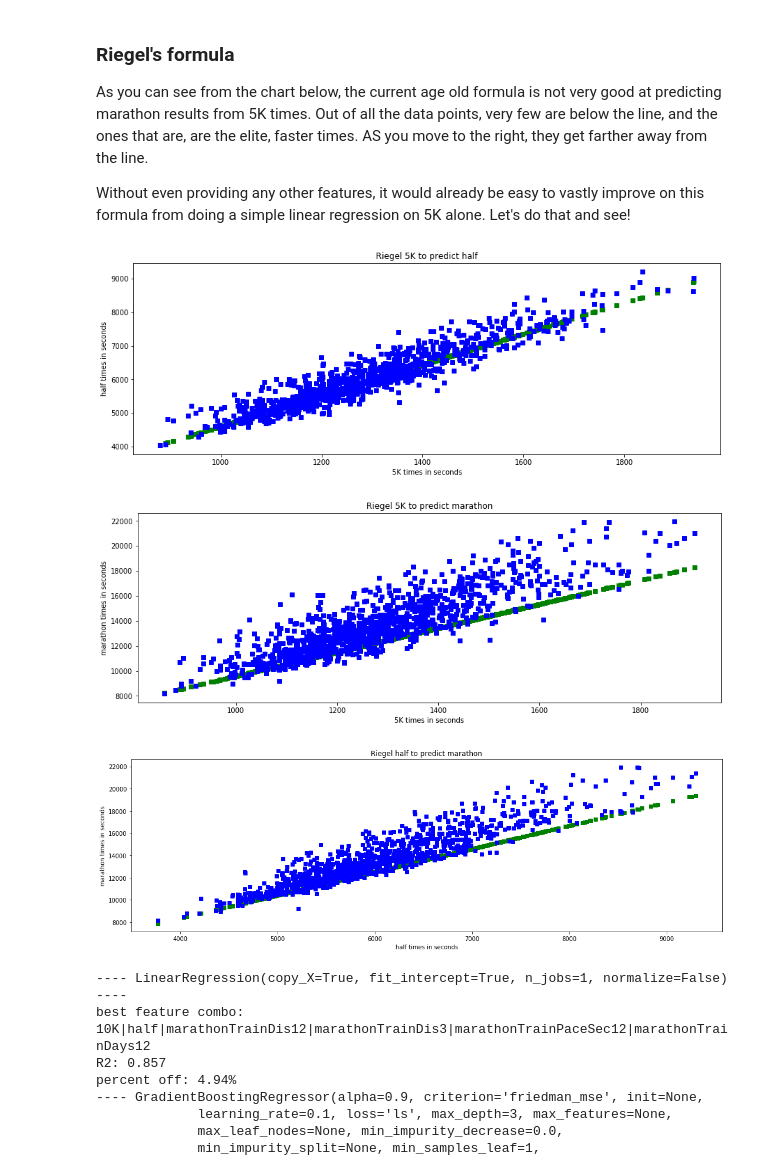
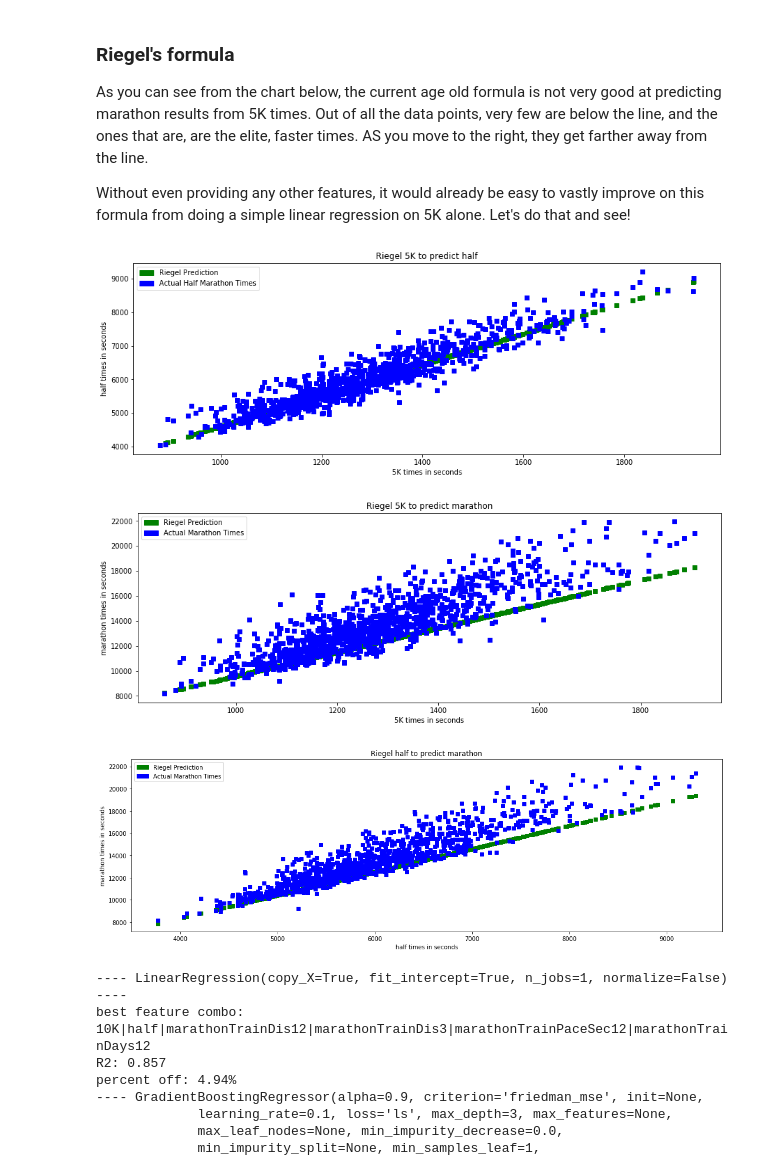
Before and after one commit to dbilenkin/machine-learning, a Jupyter notebook: MLRacePredictor/MLRacePredictor.ipynb, the cells around one changed output. Cells and saved outputs as stored; diff of their text form; code cells hidden in the pictures.

```diff
--- a/MLRacePredictor/MLRacePredictor.ipynb
+++ b/MLRacePredictor/MLRacePredictor.ipynb
@@ -400,31 +405,47 @@ Without even providing any other features, it would already be easy to vastly im
 # %%
 import numpy as np
 import matplotlib.pyplot as plt
+import matplotlib.patches as mpatches
 
 plt.figure(figsize=(15,5))
 plt.xlabel('5K times in seconds')
 plt.ylabel('half times in seconds')
 plt.title('Riegel 5K to predict half')
+
+green_square = mpatches.Patch(color='green', label='Riegel Prediction')
+blue_square = mpatches.Patch(color='blue', label='Actual Half Marathon Times')
+plt.legend(handles=[green_square, blue_square])
+
 plt.plot(x['half']['5K'], riegel_half, 'gs', x['half']['5K'], y['half'], 'bs')
 
 plt.figure(figsize=(15,5))
 plt.xlabel('5K times in seconds')
 plt.ylabel('marathon times in seconds')
 plt.title('Riegel 5K to predict marathon')
+
+green_square = mpatches.Patch(color='green', label='Riegel Prediction')
+blue_square = mpatches.Patch(color='blue', label='Actual Marathon Times')
+plt.legend(handles=[green_square, blue_square])
+
 plt.plot(x['marathon']['5K'], riegel_marathon_5K, 'gs', x['marathon']['5K'], y['marathon'], 'bs')
 
 plt.figure(figsize=(15,5))
 plt.xlabel('half times in seconds')
 plt.ylabel('marathon times in seconds')
 plt.title('Riegel half to predict marathon')
+
+green_square = mpatches.Patch(color='green', label='Riegel Prediction')
+blue_square = mpatches.Patch(color='blue', label='Actual Marathon Times')
+plt.legend(handles=[green_square, blue_square])
+
 plt.plot(x['marathon']['half'], riegel_marathon_half, 'gs', x['marathon']['half'], y['marathon'], 'bs')
 
 plt.tight_layout()
 plt.show()
 # %% [output]
-[figure, old version]
+[figure, new version]
-[figure, old version]
+[figure, new version]
-[figure, old version]
+[figure, new version]
 # %%
 from sklearn.base import clone
 
```
Also changed, not shown: parts of 2 cells of this notebook, 7 other files.
